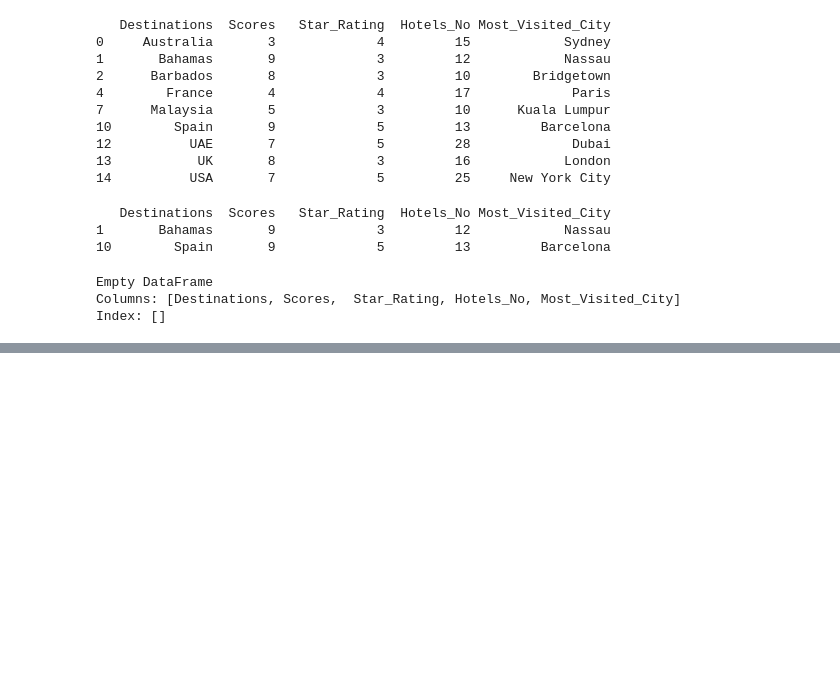
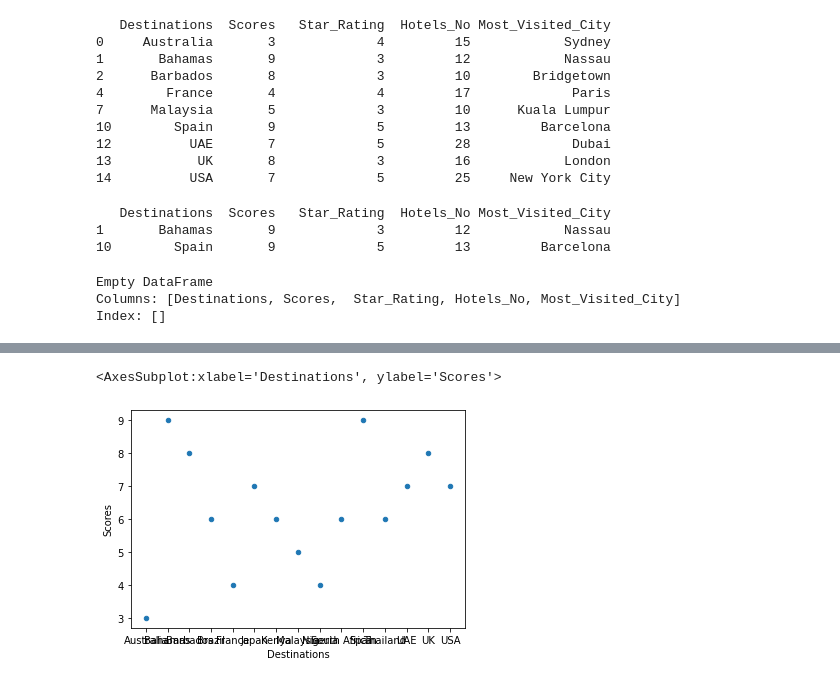
Before and after one commit to olak2022/TTA-PROJECTS, a Jupyter notebook: hw/homework.ipynb, the cells around one changed output, grey strips where cells are left out. Saved outputs shown, nothing was run; the diff lists cells and outputs as text; code cells hidden in the pictures; blank space fills up the shorter version.

```diff
--- a/hw/homework.ipynb
+++ b/hw/homework.ipynb
@@ -123,0 +129,5 @@ data = pd.read_csv("holiday.csv")
+# %%
+travel.plot.scatter(x='Destinations', y='Scores')
+# %% [output]
+<AxesSubplot:xlabel='Destinations', ylabel='Scores'>
+[figure, added]
```
Also changed, not shown: parts of 1 cell of this notebook.
